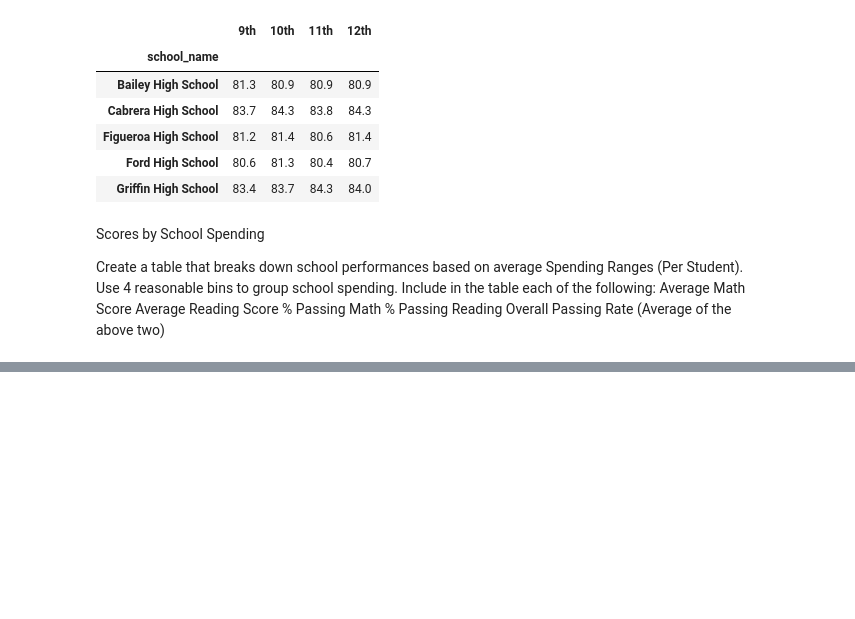
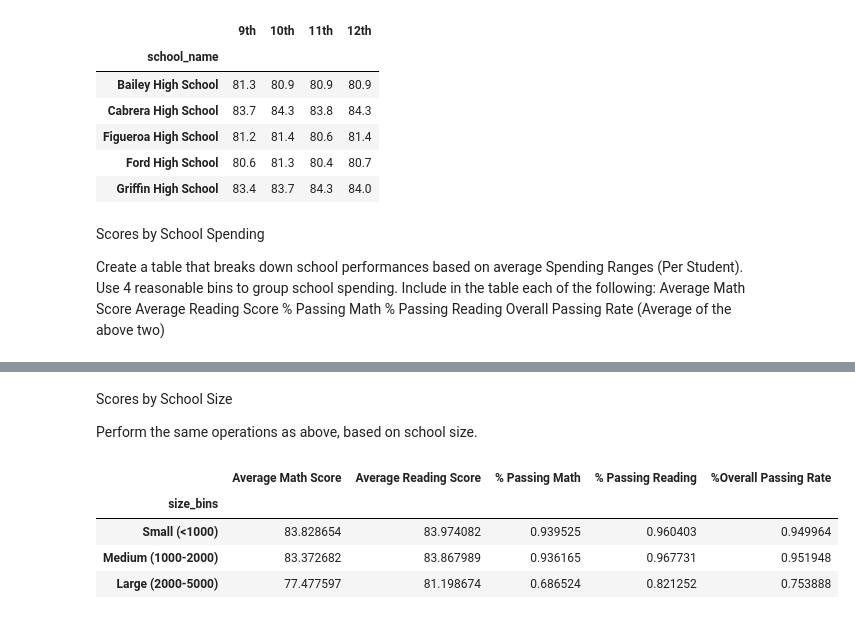
Before and after one commit to Marty1263/pandas-challenge, a Jupyter notebook: PyCitySchools/main.ipynb, the cells around one changed output, grey strips where cells are left out. Saved outputs shown, nothing was run; the diff lists cells and outputs as text; code cells hidden in the pictures; blank space fills up the shorter version.

```diff
--- a/PyCitySchools/main.ipynb
+++ b/PyCitySchools/main.ipynb
@@ -477,0 +480,39 @@ KeyError: 'Passing list-likes to .loc or [] with any missing labels is no longer
+# %% [markdown]
+Scores by School Size
+
+Perform the same operations as above, based on school size.
+# %%
+size_bins = [0, 1000, 2000, 5000]
+group_names = ["Small (<1000)", "Medium (1000-2000)", "Large (2000-5000)"]
+school_data_complete["size_bins"] = pd.cut(school_data_complete["size"], size_bins, labels = group_names)
+
+#group by school size
+groupby_size = school_data_complete.groupby("size_bins")
+
+#average math score
+math_avg = groupby_size["math_score"].mean()
+#average reading score
+reading_avg = groupby_size["reading_score"].mean()
+#% passing math
+perc_pass_math = school_data_complete[school_data_complete["math_score"] >=70].groupby("size_bins")["Student ID"].count()/groupby_size["Student ID"].count()
+#% passing reading
+perc_pass_read = school_data_complete[school_data_complete["reading_score"] >=70].groupby("size_bins")["Student ID"].count()/groupby_size["Student ID"].count()
+#overall passing rate(average of above two)
+overall_passing = (perc_pass_math + perc_pass_read)/2
+
+scores_by_school_size = pd.DataFrame({
+    "Average Math Score": math_avg,
+    "Average Reading Score": reading_avg,
+    "% Passing Math": perc_pass_math,
+    "% Passing Reading": perc_pass_read,
+    "%Overall Passing Rate": overall_passing
+
+})
+
+scores_by_school_size
+# %% [output]
+|  | Average Math Score | Average Reading Score | % Passing Math | % Passing Reading | %Overall Passing Rate |
+| size_bins |  |  |  |  |  |
+| Small (<1000) | 83.828654 | 83.974082 | 0.939525 | 0.960403 | 0.949964 |
+| Medium (1000-2000) | 83.372682 | 83.867989 | 0.936165 | 0.967731 | 0.951948 |
+| Large (2000-5000) | 77.477597 | 81.198674 | 0.686524 | 0.821252 | 0.753888 |
```
Also changed, not shown: parts of 4 cells of this notebook.
